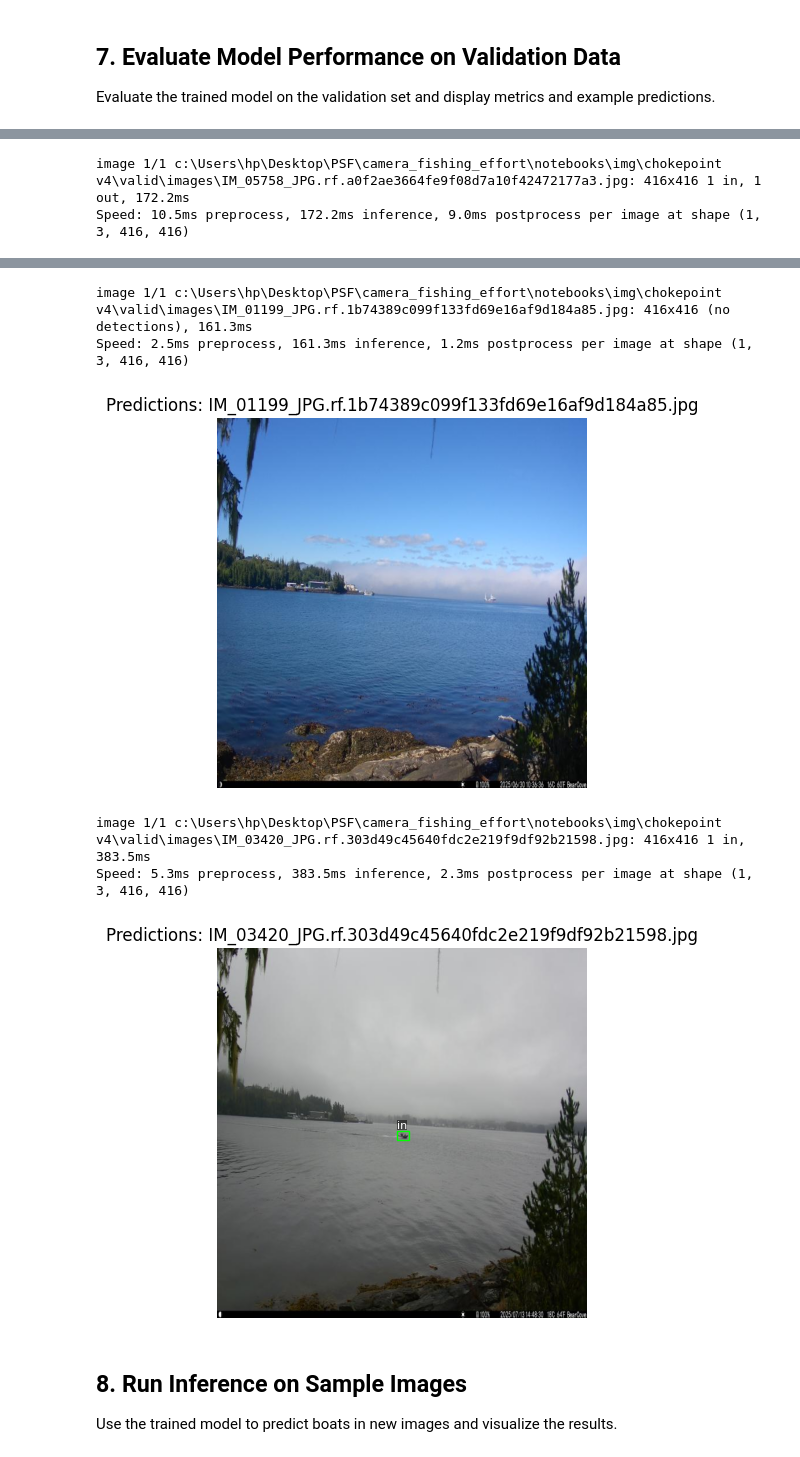
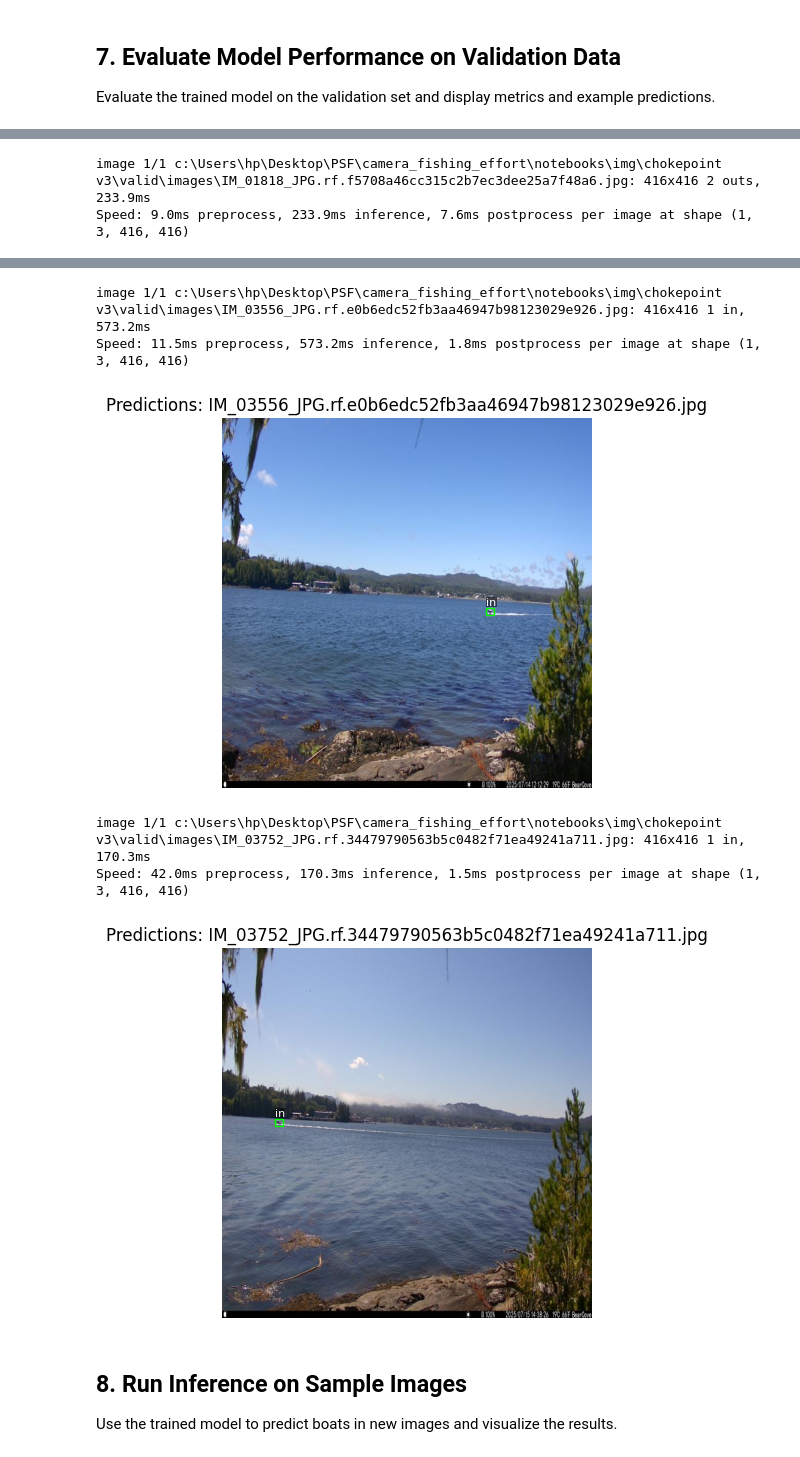
Before and after one commit to riyaeliza123/camera_fishing_effort, a Jupyter notebook: notebooks/chokepoint_model_training.ipynb, the cells around one changed output, grey strips where cells are left out. Drawn from its saved outputs; the diff is of its cells as text; code cells hidden in the pictures.

```diff
--- a/notebooks/chokepoint_model_training.ipynb
+++ b/notebooks/chokepoint_model_training.ipynb
@@ -238,7 +238,7 @@ Results saved to C:\Users\hp\Desktop\PSF\camera_fishing_effort\notebooks\runs\de
 # %%
 # Show predictions on a few random validation images
 
-val_img_dir = 'img\\chokepoint v4\\valid\\images'
+val_img_dir = 'img\\chokepoint v3\\valid\\images'
 val_imgs = [os.path.join(val_img_dir, f) for f in os.listdir(val_img_dir) if f.endswith(('.jpg', '.png'))]
 for img_path in random.sample(val_imgs, min(3, len(val_imgs))):
     results = model_trained(img_path)
@@ -259,5 +259,5 @@ for img_path in random.sample(val_imgs, min(3, len(val_imgs))):
     plt.title(f'Predictions: {os.path.basename(img_path)}')
     plt.show()
 # %% [output]
-image 1/1 c:\Users\hp\Desktop\PSF\camera_fishing_effort\notebooks\img\chokepoint v4\valid\images\IM_05758_JPG.rf.a0f2ae3664fe9f08d7a10f42472177a3.jpg: 416x416 1 in, 1 out, 172.2ms
-Speed: 10.5ms preprocess, 172.2ms inference, 9.0ms postprocess per image at shape (1, 3, 416, 416)
+image 1/1 c:\Users\hp\Desktop\PSF\camera_fishing_effort\notebooks\img\chokepoint v3\valid\images\IM_01818_JPG.rf.f5708a46cc315c2b7ec3dee25a7f48a6.jpg: 416x416 2 outs, 233.9ms
+Speed: 9.0ms preprocess, 233.9ms inference, 7.6ms postprocess per image at shape (1, 3, 416, 416)
@@ -265,9 +265,9 @@ Speed: 10.5ms preprocess, 172.2ms inference, 9.0ms postprocess per image at shap
-image 1/1 c:\Users\hp\Desktop\PSF\camera_fishing_effort\notebooks\img\chokepoint v4\valid\images\IM_01199_JPG.rf.1b74389c099f133fd69e16af9d184a85.jpg: 416x416 (no detections), 161.3ms
-Speed: 2.5ms preprocess, 161.3ms inference, 1.2ms postprocess per image at shape (1, 3, 416, 416)
+image 1/1 c:\Users\hp\Desktop\PSF\camera_fishing_effort\notebooks\img\chokepoint v3\valid\images\IM_03556_JPG.rf.e0b6edc52fb3aa46947b98123029e926.jpg: 416x416 1 in, 573.2ms
+Speed: 11.5ms preprocess, 573.2ms inference, 1.8ms postprocess per image at shape (1, 3, 416, 416)
-[figure, old version]
+[figure, new version]
-image 1/1 c:\Users\hp\Desktop\PSF\camera_fishing_effort\notebooks\img\chokepoint v4\valid\images\IM_03420_JPG.rf.303d49c45640fdc2e219f9df92b21598.jpg: 416x416 1 in, 383.5ms
-Speed: 5.3ms preprocess, 383.5ms inference, 2.3ms postprocess per image at shape (1, 3, 416, 416)
+image 1/1 c:\Users\hp\Desktop\PSF\camera_fishing_effort\notebooks\img\chokepoint v3\valid\images\IM_03752_JPG.rf.34479790563b5c0482f71ea49241a711.jpg: 416x416 1 in, 170.3ms
+Speed: 42.0ms preprocess, 170.3ms inference, 1.5ms postprocess per image at shape (1, 3, 416, 416)
-[figure, old version]
+[figure, new version]
 # %% [markdown]
 ## 8. Run Inference on Sample Images
 
```
Also changed, not shown: parts of 9 cells of this notebook, 53 other files.
